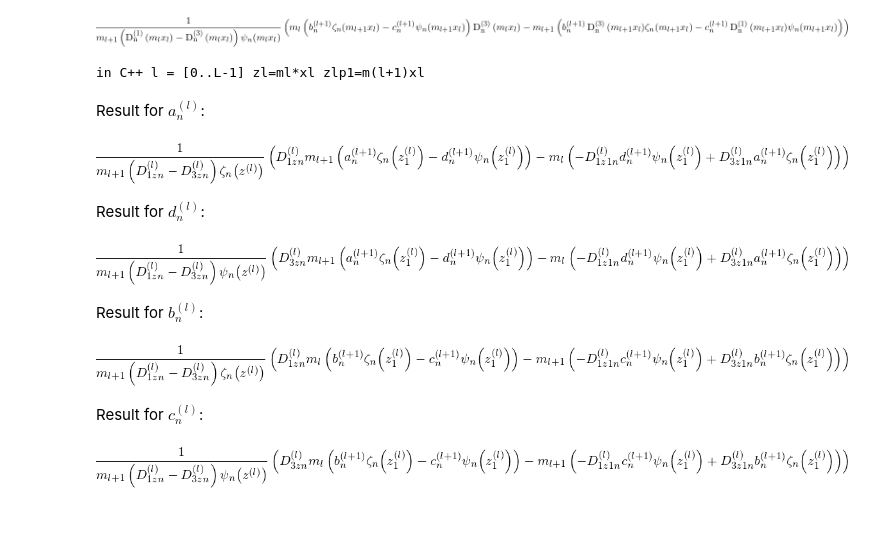
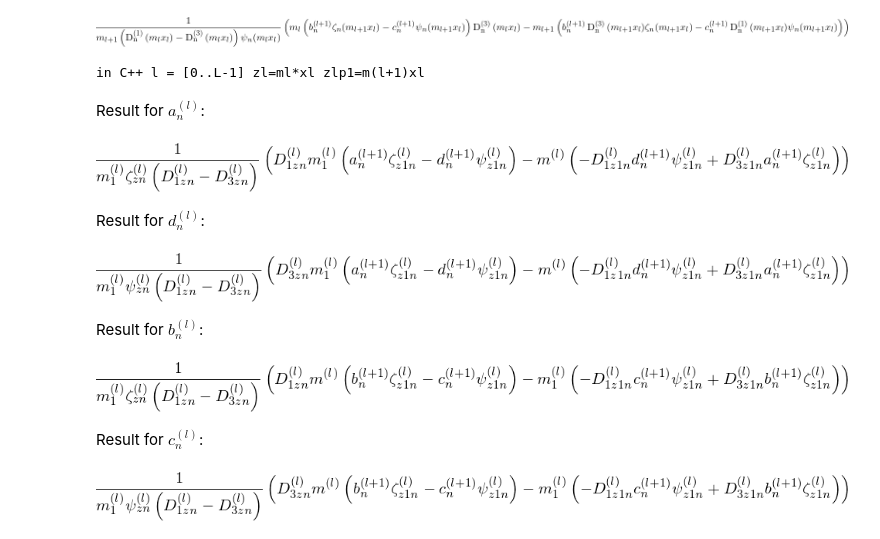
Before and after one commit to ovidiopr/scattnlay, a Jupyter notebook: doc/EvalField.ipynb, the cells around one changed output. Drawn from its saved outputs; the diff is of its cells as text; code cells hidden in the pictures.

```diff
--- a/doc/EvalField.ipynb
+++ b/doc/EvalField.ipynb
@@ -289,32 +289,36 @@ Result for  $c^{(l)}_n$:
 [figure]
 # %%
 print ("in C++ l = [0..L-1] zl=ml*xl zlp1=m(l+1)xl")
-z__l, z__l_1 = symbols('z__(l), z__(l)_1');
+z__l, z__l_1, m__l_1, m__l = symbols('z__(l), z__(l)_1, m__(l)_1, m__(l)');
 D__l_1zn, D__l_1z1n, D__l_3zn, D__l_3z1n = symbols('D__(l)_1zn, D__(l)_1z1n, D__(l)_3zn, D__(l)_3z1n');
+psi__l_zn, psi__l_z1n, zeta__l_zn, zeta__l_z1n = symbols('psi__(l)_zn, psi__(l)_z1n, zeta__(l)_zn, zeta__(l)_z1n');
 c_a__l_n=simplify(result_a__l_n);
 c_b__l_n=simplify(result_b__l_n);
 c_c__l_n=simplify(result_c__l_n);
 c_d__l_n=simplify(result_d__l_n);
 all_eq = [c_a__l_n, c_d__l_n, c_b__l_n, c_c__l_n]
 for i, eq in enumerate(all_eq):
     all_eq[i]= all_eq[i].replace(m_l*x_l, z__l).replace(m_lp1*x_l, z__l_1)
     all_eq[i]= all_eq[i].replace(D__3_n(z__l),D__l_3zn).replace(D__1_n(z__l),D__l_1zn)
     all_eq[i]= all_eq[i].replace(D__3_n(z__l_1),D__l_3z1n).replace(D__1_n(z__l_1),D__l_1z1n)
+    all_eq[i]= all_eq[i].replace(zeta_n(z__l),zeta__l_zn).replace(psi_n(z__l),psi__l_zn)
+    all_eq[i]= all_eq[i].replace(zeta_n(z__l_1),zeta__l_z1n).replace(psi_n(z__l_1),psi__l_z1n)
+    all_eq[i]= all_eq[i].replace(m_lp1, m__l_1).replace(m_l, m__l)
 display(Latex(r"Result for  $a^{(l)}_n$:"))
 display(all_eq[0])
 display(Latex(r"Result for  $d^{(l)}_n$:"))
 display(all_eq[1])
 display(Latex(r"Result for  $b^{(l)}_n$:"))
 display(all_eq[2])
 display(Latex(r"Result for  $c^{(l)}_n$:"))
 display(all_eq[3])
 # %% [output]
 in C++ l = [0..L-1] zl=ml*xl zlp1=m(l+1)xl
 Result for  $a^{(l)}_n$:
-[figure, old version]
+[figure, new version]
 Result for  $d^{(l)}_n$:
-[figure, old version]
+[figure, new version]
 Result for  $b^{(l)}_n$:
-[figure, old version]
+[figure, new version]
 Result for  $c^{(l)}_n$:
-[figure, old version]
+[figure, new version]
```
Also changed, not shown: 2 other files.
